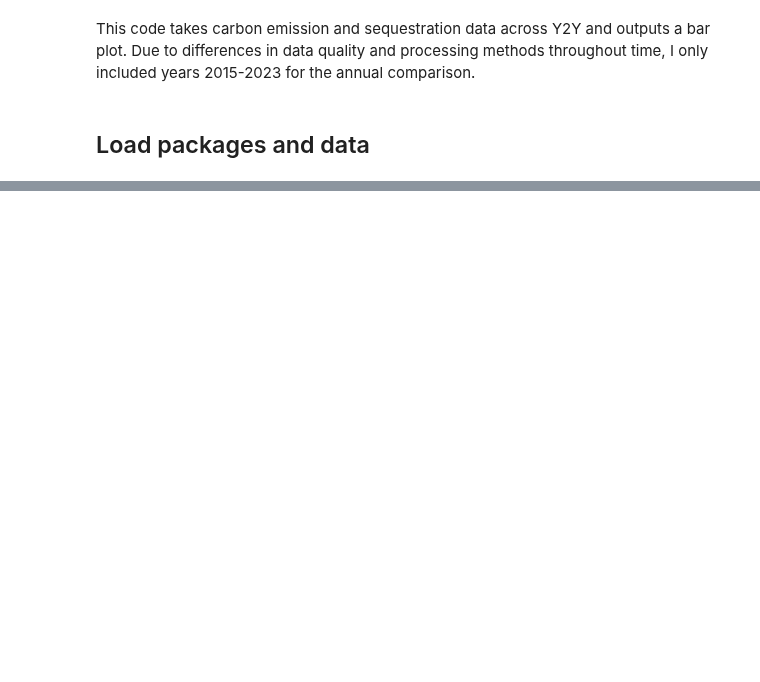
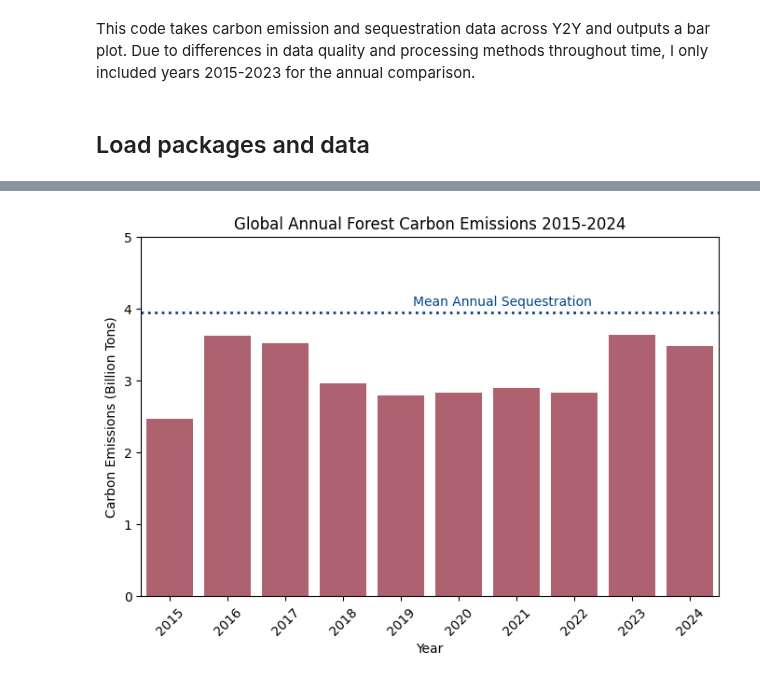
Before and after one commit to bermane/y2y-carbon, a Jupyter notebook: carbon_sequestration_plots.ipynb, the cells around one changed output, grey strips where cells are left out. Cells and saved outputs as stored; diff of their text form; code cells hidden in the pictures; blank space fills up the shorter version.

```diff
--- a/carbon_sequestration_plots.ipynb
+++ b/carbon_sequestration_plots.ipynb
@@ -79,24 +160,33 @@ plt.show()
 # %%
+# clean global data
+df_emissions_melted, df_emissions_melted_2015, mean_seques, mean_emissions = clean_seq_data('./outputs/global_carbon_sequestration.csv')
+
+# change data to billions
+df_emissions_melted_2015.loc[:, 'Emissions'] = df_emissions_melted_2015.loc[:, 'Emissions'] / 1000
+mean_seques = mean_seques / 1000
+
 # Create a bar plot, only 2015 onward
 plt.figure(figsize=(8, 5))
-sns.barplot(x="Year", y="Emissions", data=y2y_emissions_melted_2015, estimator=sum, errorbar=None, color="#BB5566")
+sns.barplot(x="Year", y="Emissions", data=df_emissions_melted_2015, estimator=sum, errorbar=None, color="#BB5566")
 
 # Add a dotted line at mean removals
 plt.axhline(y=mean_seques, color='#004488', linestyle='dotted', linewidth=2)
 
 # Add a dotted line at mean emissions
 #plt.axhline(y=mean_emissions, color='#000000', linestyle='dotted', linewidth=2)
 
 # add a label for mean removals
-plt.text(x=7.3, y=mean_seques+2, s="Mean Annual Removals", color='#004488', fontsize=10, ha='right')
+plt.text(x=7.3, y=mean_seques+.1, s="Mean Annual Sequestration", color='#004488', fontsize=10, ha='right')
 
 # add a label for mean emissions
 #plt.text(x=6.8, y=mean_emissions+2, s="Mean Annual Emissions", color='#000000', fontsize=10, ha='right')
 
 # Customize plot
 plt.xlabel("Year")
-plt.ylabel("Carbon Emissions (Million Tons)")
-plt.title("Y2Y Annual Forest Carbon Emissions 2015-2023")
+plt.ylabel("Carbon Emissions (Billion Tons)")
+plt.title('Global Annual Forest Carbon Emissions 2015-2024')
 plt.xticks(rotation=45)
-plt.yticks([0, 20, 40, 60, 80, 100])
+plt.yticks([0, 1, 2, 3, 4, 5])
 plt.show()
+# %% [output]
+[figure, added]
```
Also changed, not shown: parts of 16 cells of this notebook, 15 other files.
